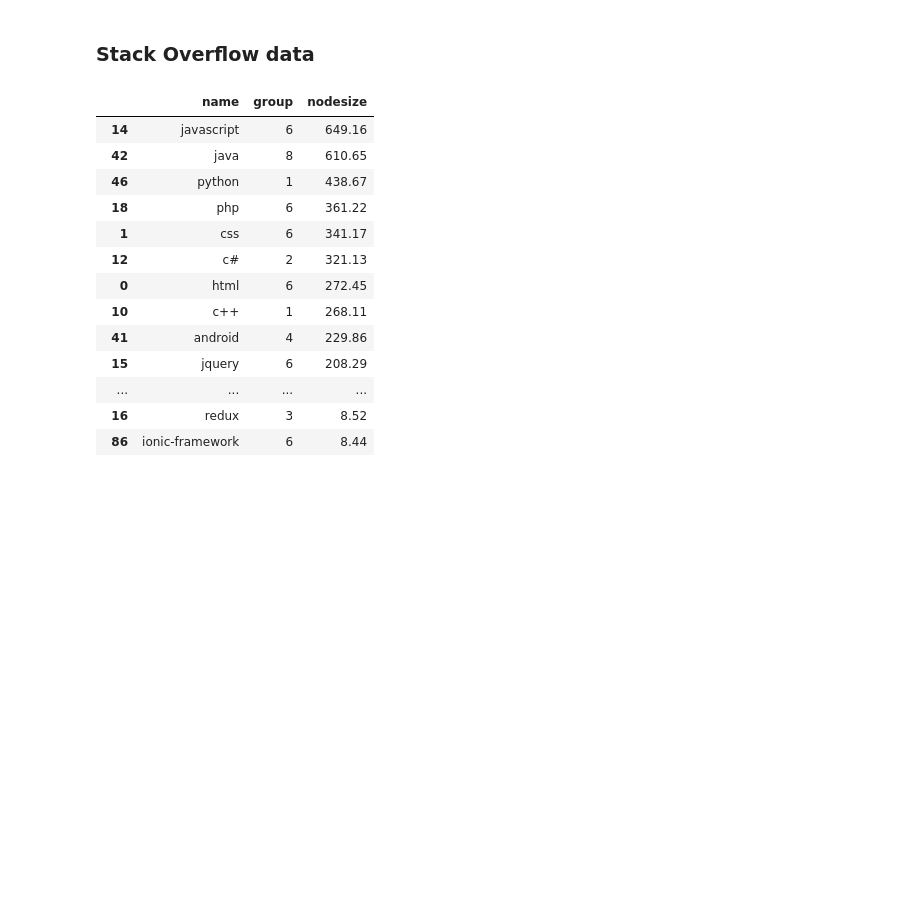
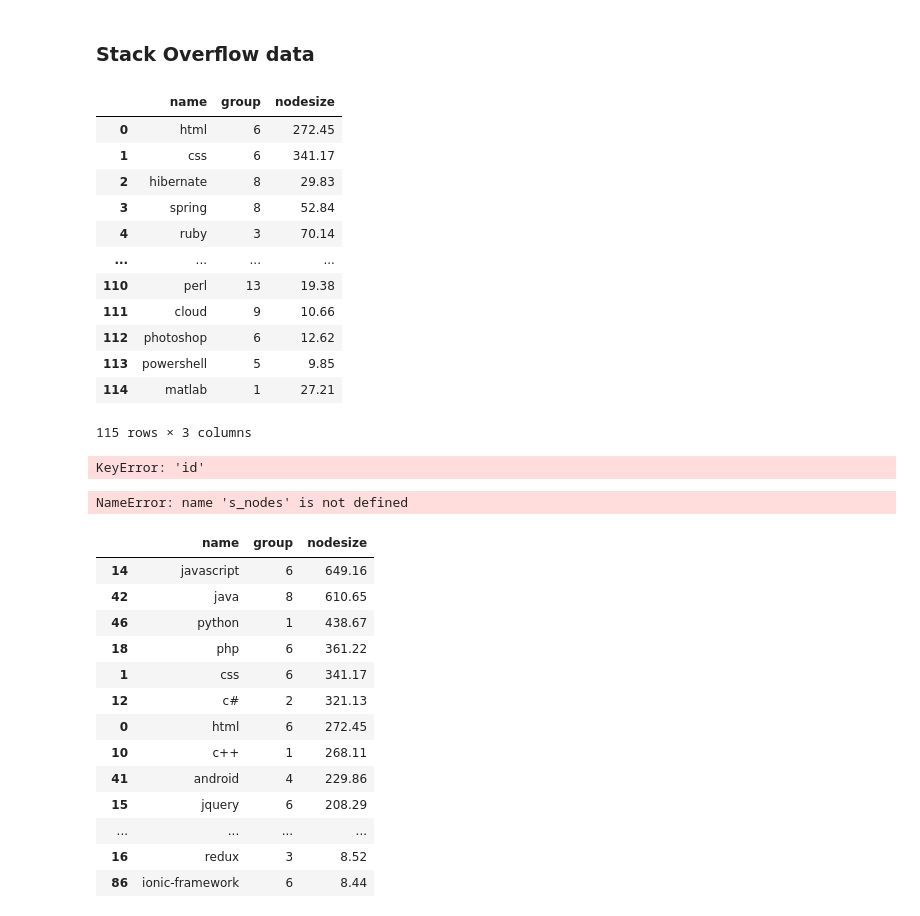
Before and after one commit to cake-dev/cake-dev.github.io, a Jupyter notebook: D3_Practice/data_notebook.ipynb, the cells around one changed output. Drawn from its saved outputs; the diff is of its cells as text; code cells hidden in the pictures; blank space fills up the shorter version.

```diff
--- a/D3_Practice/data_notebook.ipynb
+++ b/D3_Practice/data_notebook.ipynb
@@ -156,3 +158,27 @@ stack_nodes = pd.read_csv("networks/data/stack_overflow/stack_network_nodes.csv"
+# %%
+stack_nodes
+# %% [output]
+|  | name | group | nodesize |
+| 0 | html | 6 | 272.45 |
+| 1 | css | 6 | 341.17 |
+| 2 | hibernate | 8 | 29.83 |
+| 3 | spring | 8 | 52.84 |
+| 4 | ruby | 3 | 70.14 |
+| ... | ... | ... | ... |
+| 110 | perl | 13 | 19.38 |
+| 111 | cloud | 9 | 10.66 |
+| 112 | photoshop | 6 | 12.62 |
+| 113 | powershell | 5 | 9.85 |
+| 114 | matlab | 1 | 27.21 |
+115 rows × 3 columns
+# %%
+stack_d.sort_values(by="Id", ascending=False)
+# %% [output]
+KeyError: 'id'
+# %%
+s_nodes
+# %% [output]
+NameError: name 's_nodes' is not defined
 # %%
 pd.set_option('display.max_rows', 200)
 # %%
```
Also changed, not shown: parts of 1 cell of this notebook, 4 other files.
